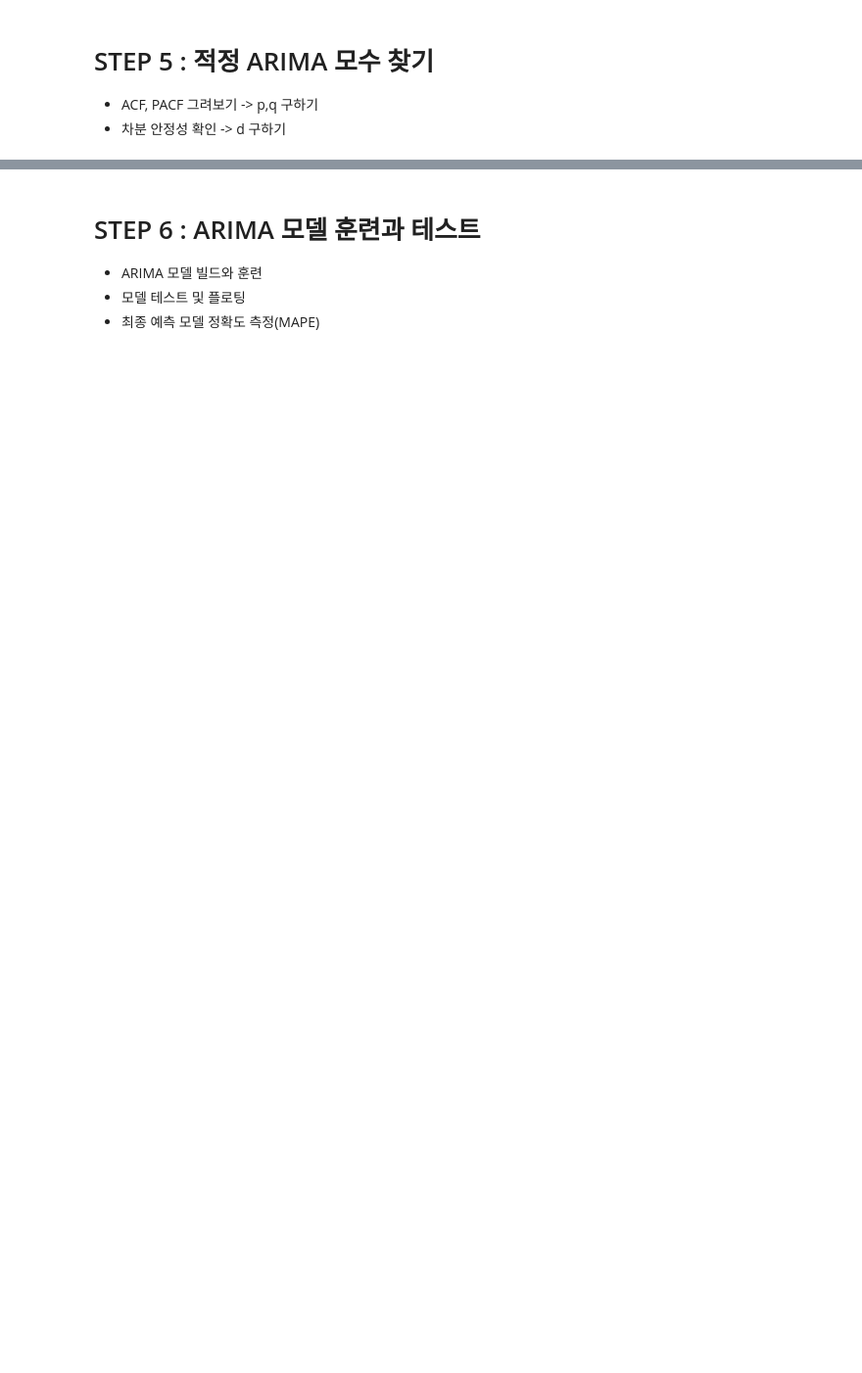
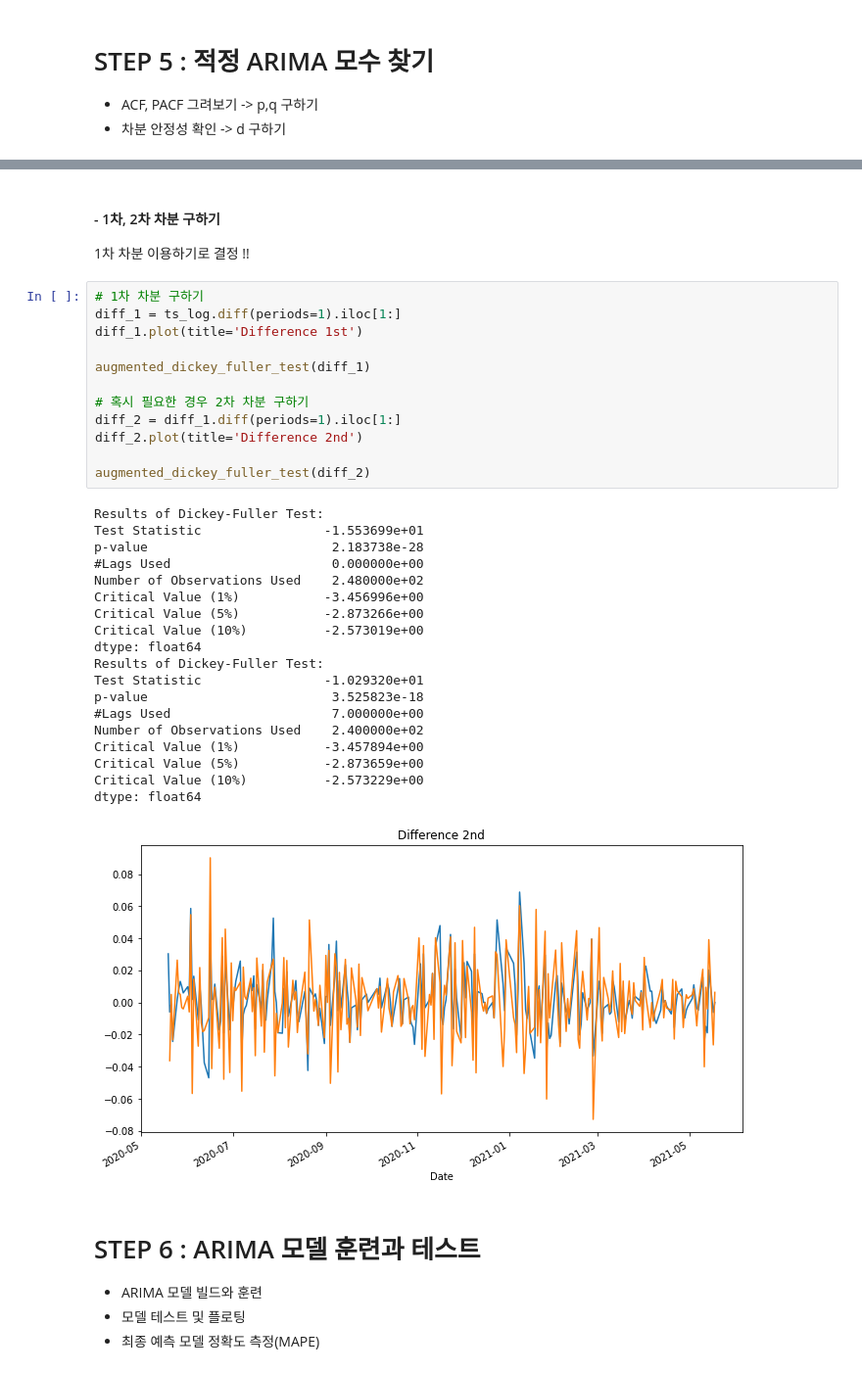
Before and after one commit to hotsun1508/Aiffel, a Jupyter notebook: Exploration/[E-11]Stock_Prediction_Project.ipynb, the cells around one changed output, grey strips where cells are left out. Shown at 98% size. Cells and saved outputs as stored; diff of their text form; blank space fills up the shorter version.

```diff
--- a/Exploration/[E-11]Stock_Prediction_Project.ipynb
+++ b/Exploration/[E-11]Stock_Prediction_Project.ipynb
@@ -181,3 +228,38 @@ plot_rolling_statistics(residual)
+# %% [markdown]
+#### - 1차, 2차 차분 구하기
+1차 차분 이용하기로 결정 !!
+# %%
+# 1차 차분 구하기
+diff_1 = ts_log.diff(periods=1).iloc[1:]
+diff_1.plot(title='Difference 1st')
+
+augmented_dickey_fuller_test(diff_1)
+
+# 혹시 필요한 경우 2차 차분 구하기
+diff_2 = diff_1.diff(periods=1).iloc[1:]
+diff_2.plot(title='Difference 2nd')
+
+augmented_dickey_fuller_test(diff_2)
+# %% [output]
+Results of Dickey-Fuller Test:
+Test Statistic                -1.553699e+01
+p-value                        2.183738e-28
+#Lags Used                     0.000000e+00
+Number of Observations Used    2.480000e+02
+Critical Value (1%)           -3.456996e+00
+Critical Value (5%)           -2.873266e+00
+Critical Value (10%)          -2.573019e+00
+dtype: float64
+Results of Dickey-Fuller Test:
+Test Statistic                -1.029320e+01
+p-value                        3.525823e-18
+#Lags Used                     7.000000e+00
+Number of Observations Used    2.400000e+02
+Critical Value (1%)           -3.457894e+00
+Critical Value (5%)           -2.873659e+00
+Critical Value (10%)          -2.573229e+00
+dtype: float64
+[figure, added]
 # %% [markdown]
 # STEP 6 : ARIMA 모델 훈련과 테스트
 - ARIMA 모델 빌드와 훈련
```
Also changed, not shown: parts of 78 cells of this notebook.
